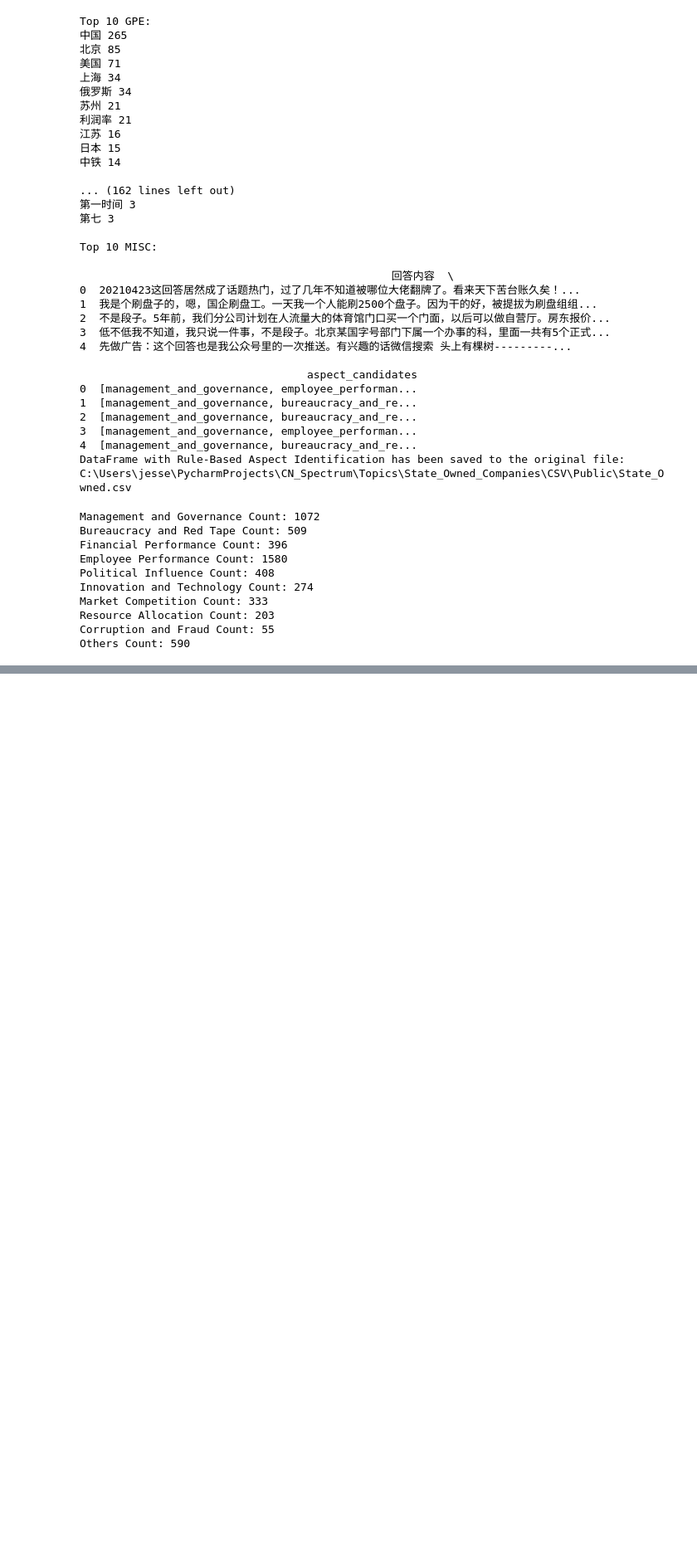
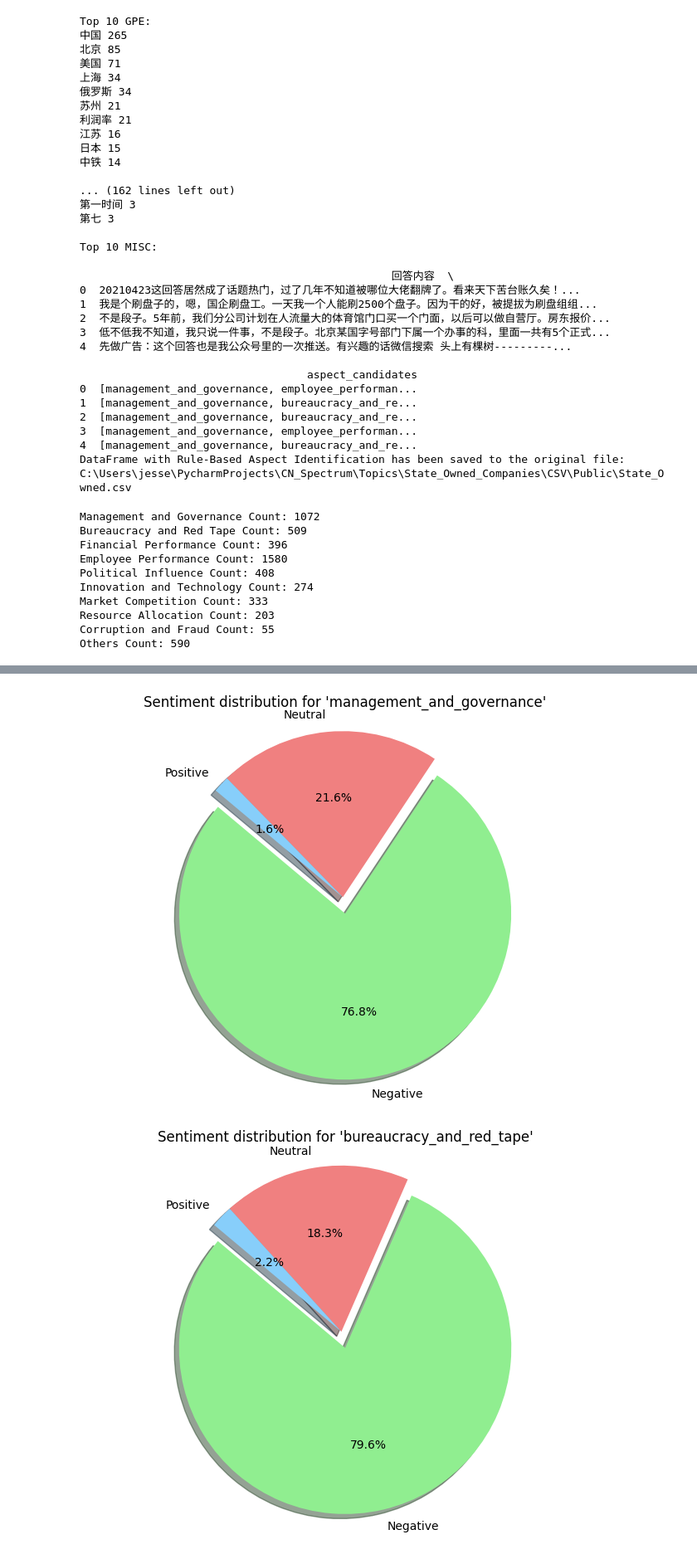
Before and after one commit to JesseLovesGrace/CN_Spectrum, a Jupyter notebook: Topics/State_Owned_Companies/02_State_Owned_LDA_Topic_Modeling_Aspect_Roberta_Random_Seed.ipynb, the cells around one changed output, grey strips where cells are left out. Shown at 83% size. Saved outputs shown, nothing was run; the diff lists cells and outputs as text; code cells hidden in the pictures; blank space fills up the shorter version.

```diff
--- a/Topics/State_Owned_Companies/02_State_Owned_LDA_Topic_Modeling_Aspect_Roberta_Random_Seed.ipynb
+++ b/Topics/State_Owned_Companies/02_State_Owned_LDA_Topic_Modeling_Aspect_Roberta_Random_Seed.ipynb
@@ -1129,20 +1130,25 @@ Neutral: 0 %
-# %%
-import matplotlib.pyplot as plt
-
-# Define a function to plot pie chart for sentiment distribution
-def plot_sentiment_pie_chart(sentiment_distribution, aspect):
-    labels = sentiment_distribution.index
-    sizes = sentiment_distribution.values
-    colors = ['lightgreen', 'lightcoral', 'lightskyblue']
-    explode = (0.1, 0, 0)  # explode the 1st slice (positive sentiment)
-
-    plt.figure(figsize=(8, 6))
-    plt.pie(sizes, explode=explode, labels=labels, colors=colors, autopct='%1.1f%%', shadow=True, startangle=140)
-    plt.axis('equal')  # Equal aspect ratio ensures that pie is drawn as a circle
-    plt.title(f"Sentiment distribution for '{aspect}'")
-    plt.show()
-
-# Plot pie charts for sentiment distribution of each aspect
-for aspect in aspects:
-    sentiment_distribution = calculate_sentiment_distribution(df, aspect)
-    plot_sentiment_pie_chart(sentiment_distribution, aspect)
+# %%
+import matplotlib.pyplot as plt
+
+# Define a function to plot pie chart for sentiment distribution
+def plot_sentiment_pie_chart(sentiment_distribution, aspect):
+    labels = sentiment_distribution.index
+    sizes = sentiment_distribution.values  # Corrected typo
+    colors = ['lightgreen', 'lightcoral', 'lightskyblue']
+
+    # Dynamically create explode array based on sizes length
+    explode = [0.1 if i == 0 else 0 for i in range(len(sizes))]
+
+    plt.figure(figsize=(8, 6))
+    plt.pie(sizes, explode=explode, labels=labels, colors=colors, autopct='%1.1f%%', shadow=True, startangle=140)
+    plt.axis('equal')  # Equal aspect ratio ensures that pie is drawn as a circle
+    plt.title(f"Sentiment distribution for '{aspect}'")
+    plt.show()
+
+# Plot pie charts for sentiment distribution of each aspect
+for aspect in aspects:
+    sentiment_distribution = calculate_sentiment_distribution(df, aspect)
+    plot_sentiment_pie_chart(sentiment_distribution, aspect)
+# %% [output]
+[figure, added]
+[figure, added]
```
Also changed, not shown: parts of 13 cells of this notebook, 2 other files.
